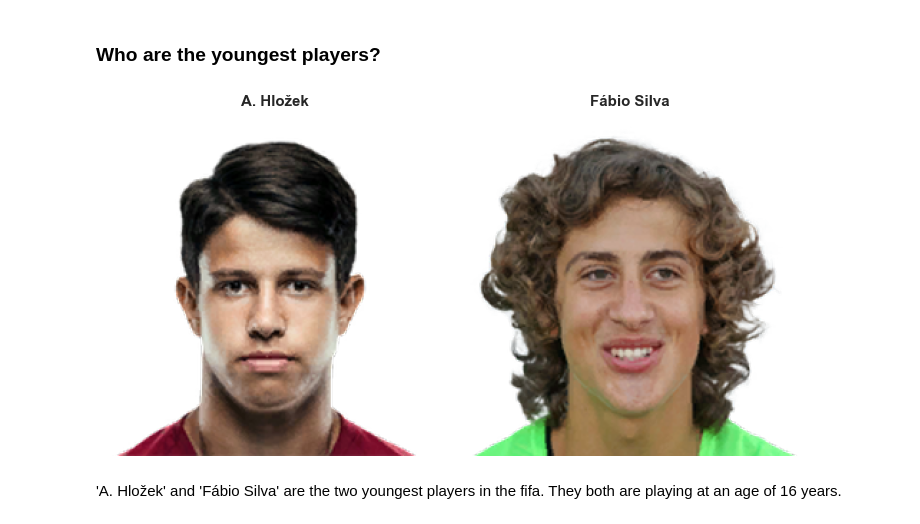
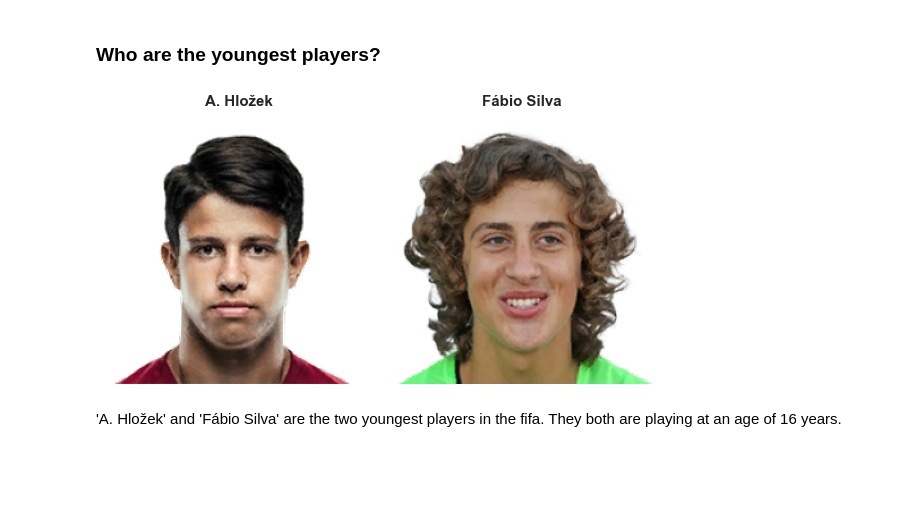
Before and after one commit to mdushetwar/Fifa-Players--EDA-Clustering, a Jupyter notebook: PRCP-1004-Fifa20.ipynb, the cells around one changed output. Drawn from its saved outputs; the diff is of its cells as text; code cells hidden in the pictures; blank space fills up the shorter version.

```diff
--- a/PRCP-1004-Fifa20.ipynb
+++ b/PRCP-1004-Fifa20.ipynb
@@ -440,9 +440,9 @@ World cup winner Buffon is regarded as one of the best Goalkeepers in the world.
 # %%
 yongest_players=players[players['age']==players.age.min()]['short_name'].values
 
-plot_images(yongest_players, 1,2,(10,6))
+plot_images(yongest_players, 1,2,(8,6))
 # %% [output]
-[figure, old version]
+[figure, new version]
 # %% [markdown]
 'A. Hložek' and 'Fábio Silva' are the two youngest players in the fifa. They both are playing at an age of 16 years.
 # %% [markdown]
```
Also changed, not shown: parts of 5 cells of this notebook.
